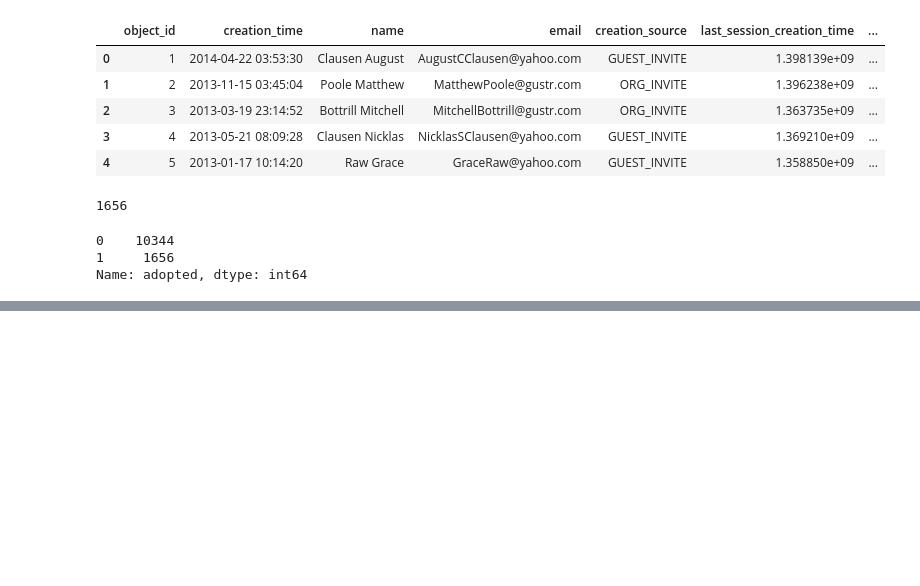
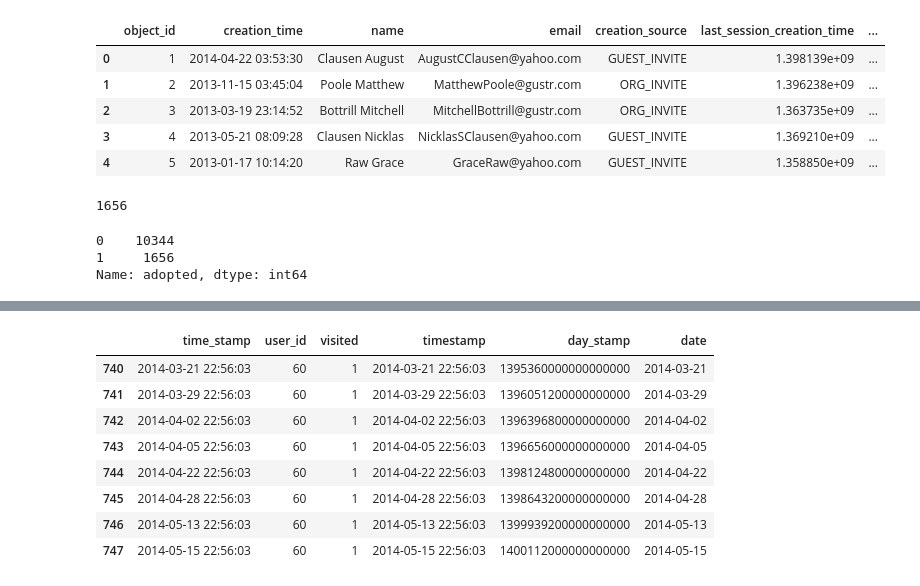
Before and after one commit to mruston209/Springboard, a Jupyter notebook: Relax Challenge/Relax Data Science Challenge.ipynb, the cells around one changed output, grey strips where cells are left out. Drawn from its saved outputs; the diff is of its cells as text; code cells hidden in the pictures; blank space fills up the shorter version.

```diff
--- a/Relax Challenge/Relax Data Science Challenge.ipynb
+++ b/Relax Challenge/Relax Data Science Challenge.ipynb
@@ -302,0 +440,12 @@ Name: adopted, dtype: int64
+# %%
+df[df.user_id==60]
+# %% [output]
+|  | time_stamp | user_id | visited | timestamp | day_stamp | date |
+| 740 | 2014-03-21 22:56:03 | 60 | 1 | 2014-03-21 22:56:03 | 1395360000000000000 | 2014-03-21 |
+| 741 | 2014-03-29 22:56:03 | 60 | 1 | 2014-03-29 22:56:03 | 1396051200000000000 | 2014-03-29 |
+| 742 | 2014-04-02 22:56:03 | 60 | 1 | 2014-04-02 22:56:03 | 1396396800000000000 | 2014-04-02 |
+| 743 | 2014-04-05 22:56:03 | 60 | 1 | 2014-04-05 22:56:03 | 1396656000000000000 | 2014-04-05 |
+| 744 | 2014-04-22 22:56:03 | 60 | 1 | 2014-04-22 22:56:03 | 1398124800000000000 | 2014-04-22 |
+| 745 | 2014-04-28 22:56:03 | 60 | 1 | 2014-04-28 22:56:03 | 1398643200000000000 | 2014-04-28 |
+| 746 | 2014-05-13 22:56:03 | 60 | 1 | 2014-05-13 22:56:03 | 1399939200000000000 | 2014-05-13 |
+| 747 | 2014-05-15 22:56:03 | 60 | 1 | 2014-05-15 22:56:03 | 1400112000000000000 | 2014-05-15 |
```
Also changed, not shown: parts of 47 cells of this notebook.
